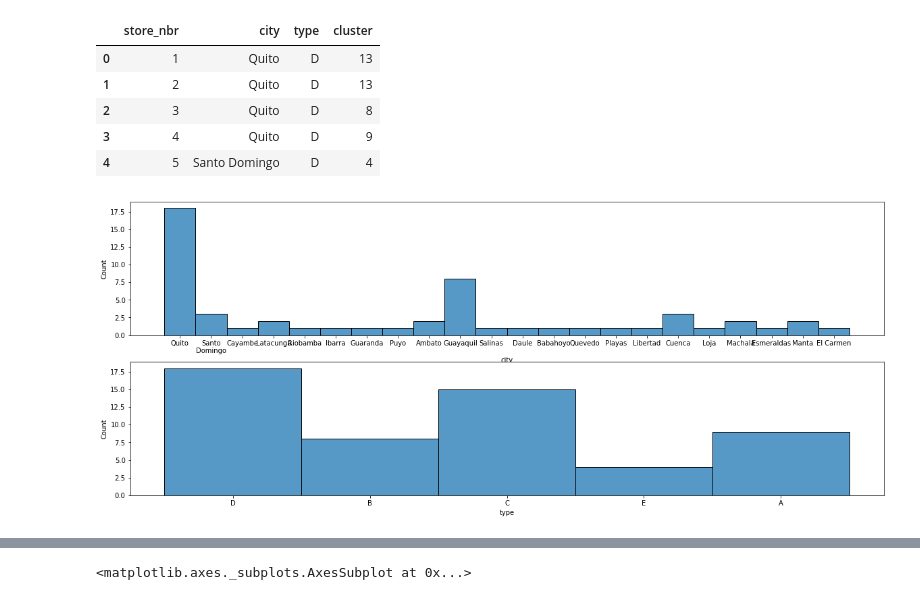
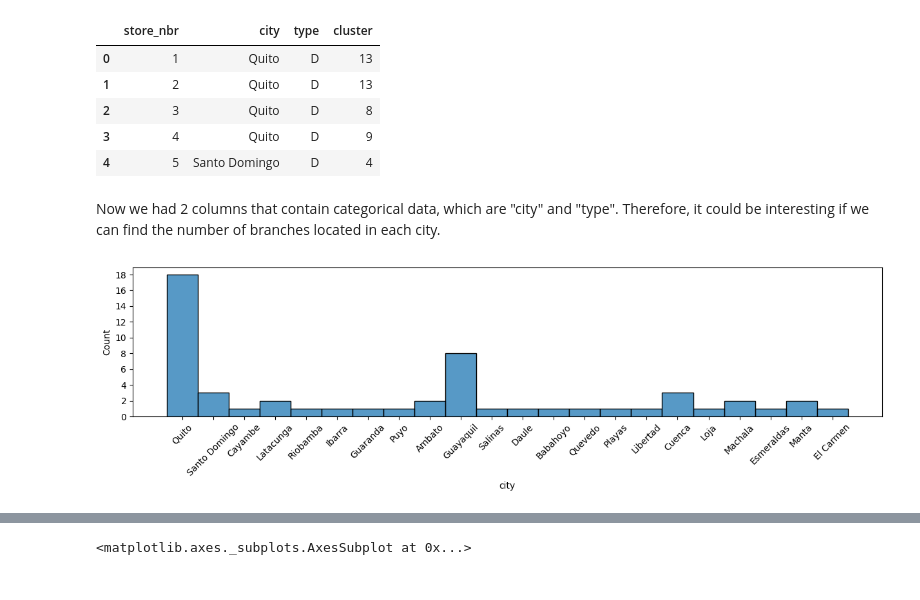
Before and after one commit to Komsan-Kongwongsupak/store-sales, a Jupyter notebook: store-sales.ipynb, the cells around one changed output, grey strips where cells are left out. Drawn from its saved outputs; the diff is of its cells as text; code cells hidden in the pictures.

```diff
--- a/store-sales.ipynb
+++ b/store-sales.ipynb
@@ -15,11 +9,12 @@ Mounted at /content/gdrive
 # %%
+import os
 import numpy as np
 import pandas as pd
 import matplotlib.pyplot as plt
 import seaborn as sns
 %matplotlib inline
 
-file_path = '/content/gdrive/My Drive/Colab Notebooks/datasets/store-sales'
+file_path = 'datasets'
 df_store = pd.read_csv(os.path.join(file_path, 'stores.csv'))
 
 df_store.head(5)
@@ -68,28 +79,13 @@ df_store.head(5)
 | 2 | 3 | Quito | D | 8 |
 | 3 | 4 | Quito | D | 9 |
 | 4 | 5 | Santo Domingo | D | 4 |
-# %%
-import textwrap
-
-def wrap_labels(ax, width, break_long_words=False):
-    labels = []
-    for label in ax.get_xticklabels():
-        text = label.get_text()
-        labels.append(textwrap.fill(text, width=width, break_long_words=break_long_words))
-    ax.set_xticklabels(labels, rotation=0)
-
-# The lines of code above are from https://medium.com/dunder-data/automatically-wrap-graph-labels-in-matplotlib-and-seaborn-a48740bc9ce.
-
-df_store_cat_cols = df_store.select_dtypes(include=['object']).columns
-
-global axs
-fig, axs = plt.subplots(len(df_store_cat_cols), figsize=(20,8))
-
-for i in range(len(df_store_cat_cols)):
-  sns.histplot(data=df_store, x=df_store_cat_cols[i], ax=axs[i])
-  plt.draw()
-  wrap_labels(axs[i], 10)
-
-del axs
-# %% [output]
-[figure, removed]
+# %% [markdown]
+<p>Now we had 2 columns that contain categorical data, which are "city" and "type". Therefore, it could be interesting if we can find the number of branches located in each city.</p>
+# %%
+plt.figure(figsize=(15, 3))
+ax = sns.histplot(data=df_store, x='city')
+ax.set_xticklabels(ax.get_xticklabels(), rotation=45)
+ax.set_yticks(np.arange(0, 20, 2))
+plt.show()
+# %% [output]
+[figure, added]
```
Also changed, not shown: parts of 7 cells of this notebook.
